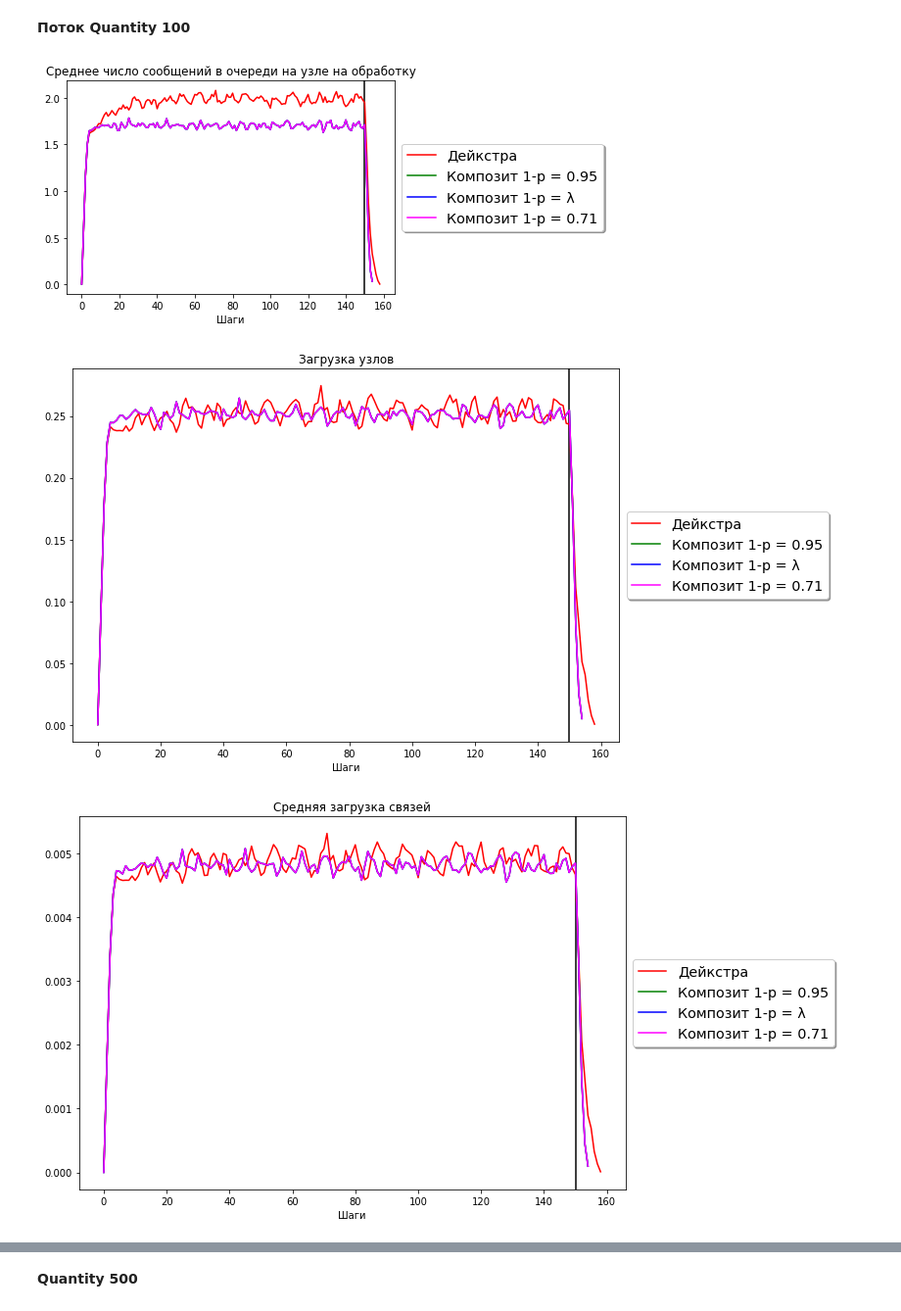
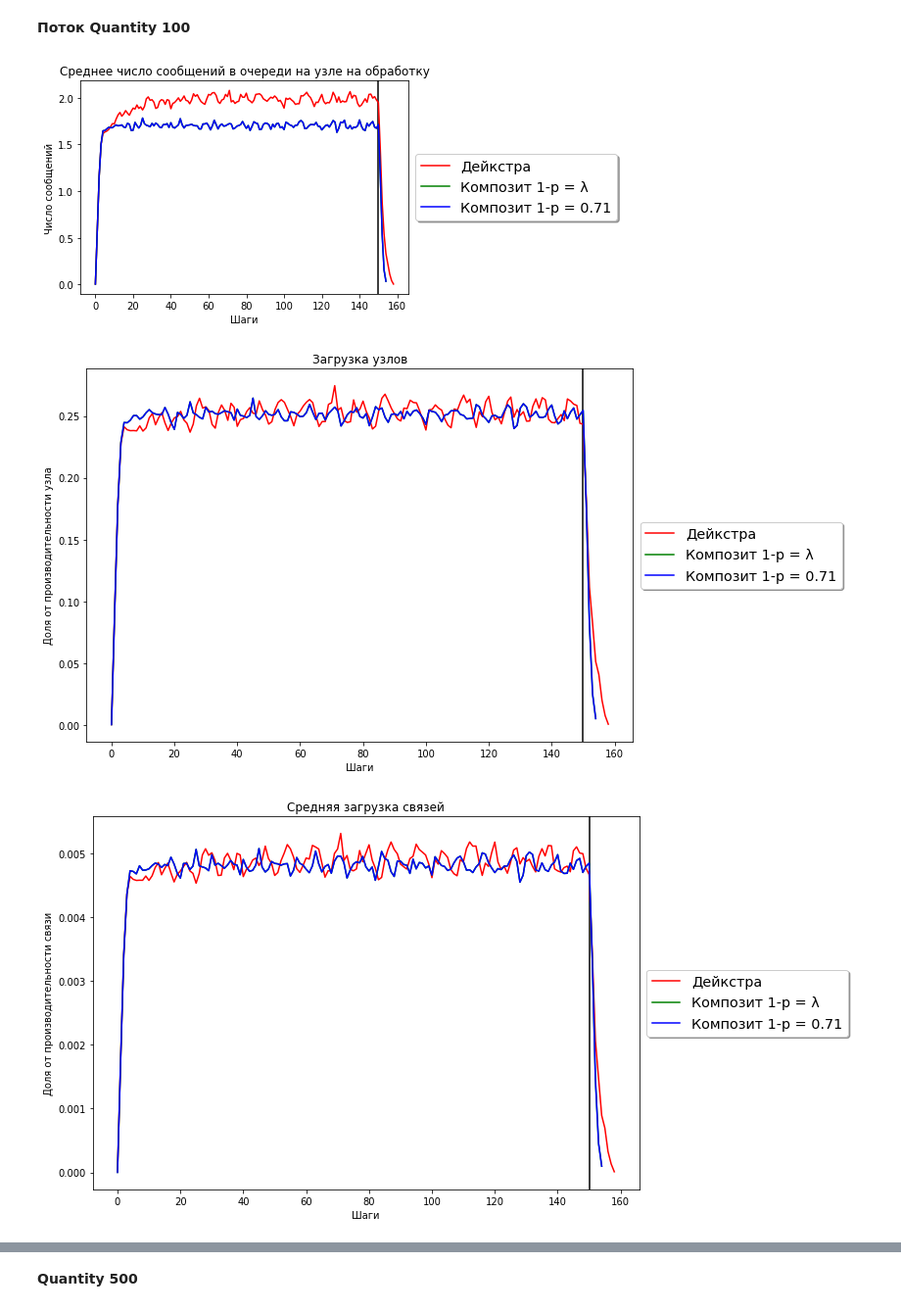
Before and after one commit to clgray/NetSim, a Jupyter notebook: NetSimVisualizer/300Nodes/NetSimBlockL100.ipynb, the cells around one changed output, grey strips where cells are left out. Shown at 98% size. Drawn from its saved outputs; the diff is of its cells as text; code cells hidden in the pictures.

```diff
--- a/NetSimVisualizer/300Nodes/NetSimBlockL100.ipynb
+++ b/NetSimVisualizer/300Nodes/NetSimBlockL100.ipynb
@@ -9,6 +9,7 @@ import numpy as np
 from datetime import datetime
 import pandas as pd
 import os
+from labellines import labelLine, labelLines
 
 log_dir_path = os.path.abspath('..\\..\\')+"\\Result"
 numberOfGenerations = 150;
@@ -16,11 +17,11 @@ percolation = 0.34;
 nodeCount=300;
 
 files = [
-    {"filename": "Netsim-Node-Metrics-queue-{log_tag}", "title": "Среднее число сообщений в очереди на узле на обработку" },
-    {"filename": "Netsim-Node-Metrics-load-{log_tag}", "title": "Загрузка узлов" },
-    # {"filename": "Netsim-Connection-Metrics-queue-{log_tag}", "title": "Среднее число сообщений в очереди на связи"},
-    {"filename": "Netsim-Connection-Metrics-load-{log_tag}", "title": "Средняя загрузка связей"},
-    {"filename": "Netsim-Message-Metrics-failed-{log_tag}", "title": "Число потерянных сообщений"},
+    {"filename": "Netsim-Node-Metrics-queue-{log_tag}", "title": "Среднее число сообщений в очереди на узле на обработку", "ylabel":"Число сообщений" },
+    {"filename": "Netsim-Node-Metrics-load-{log_tag}", "title": "Загрузка узлов", "ylabel":"Доля от производительности узла" },
+    #{"filename": "Netsim-Connection-Metrics-queue-{log_tag}", "title": "Среднее число сообщений в очереди на связи"},
+    {"filename": "Netsim-Connection-Metrics-load-{log_tag}", "title": "Средняя загрузка связей", "ylabel":"Доля от производительности связи" },
+    {"filename": "Netsim-Message-Metrics-failed-{log_tag}", "title": "Число потерянных сообщений", "ylabel":"Число сообщений" },
 ]
 
 filesBlocked = [
@@ -55,7 +56,7 @@ def showStat():
         ax.set_title(file['title'])
         plt.axvline(x=numberOfGenerations, c="black")
         plt.xlabel("Шаги")
-        #plt.ylabel("Число сообщений")
+        plt.ylabel(file['ylabel'])
 
         for log_tag in log_tags:
             data, line_len = load_csv_file(f"{log_dir_path}/{file['filename'].format(log_tag = log_tag['tag'])}")
@@ -63,8 +64,28 @@ def showStat():
             ax.plot(range(0, count), aggregated, c=log_tag['color'], label=log_tag['label'])
             legend = ax.legend(loc='center left', bbox_to_anchor=(1, 0.5), shadow=True, fontsize='x-large')
             legend.get_frame()
+        #labelLines(plt.gca().get_lines(), zorder=2.5)
+        #lines = plt.gca().get_lines();
+        #print(len(lines))
+        #xvals = get_xvals(lines)
+        #for idx in range(len(lines)-1):
+        #    labelLine(lines[idx+1], get_x(xvals, idx, len(lines)-1), label=str(idx+1), fontsize=14, align=False)
 
     plt.show()
+
+def get_xvals(lines):
+    ax = lines[0].axes
+    shrink_factor = 0.05
+    xvals = ax.get_xlim()
+    xvals_rng = xvals[1] - xvals[0]
+    shrinkage = xvals_rng * shrink_factor
+    xvals = (xvals[0] + shrinkage, xvals[1] - shrinkage)
+    return xvals;
+
+def get_x(xvals, i, count):
+    h = (xvals[1] - xvals[0])/(count+1);
+    return h*(i+1)+xvals[0];
+
 
 def aggeregate_line_perc_node(array):
     aggregated = [sum([1 for y in x if float(y) > 0])/len(x) for x in array]
@@ -84,7 +105,7 @@ def showStatBlocked():
             data, line_len = load_csv_file(f"{log_dir_path}/{file['filename'].format(log_tag = log_tag['tag'])}")
             aggregated, count = aggeregate_line_perc_node(data)
             summ = np.sum(aggregated)
-            summBlocked.at[quantity, log_tag['label']] = summ/nodeCount;
+            summBlocked.at[quantity, log_tag['label']] = summ/count;
             ax.plot(range(0, count), aggregated, c=log_tag['color'], label=log_tag['label']+' S='+str(summ))
             legend = ax.legend(loc='center left', bbox_to_anchor=(1, 0.5), shadow=True, fontsize='x-large')
             legend.get_frame()
@@ -133,17 +154,17 @@ def showStatMessage():
 # %%
 log_tags = [
  {"tag":  "850b838a-77a5-4199-bbce-164a0cd75c21", "label": "Дейкстра", "color": "red"},
- {"tag":  "66872dd3-aad2-4a47-ad59-4de52ed29940", "label": "Композит 1-p = 0.95", "color": "green"},
- {"tag":  "25670473-0add-4173-b8ac-ca6416e8c859", "label": "Композит 1-p = λ", "color": "blue"},
- {"tag":  "229cbe22-9caa-4d9b-9111-98294c4a9439", "label": "Композит 1-p = 0.71", "color": "magenta"},
+ #{"tag":  "66872dd3-aad2-4a47-ad59-4de52ed29940", "label": "Композит 1-p = 0.95", "color": ""},
+ {"tag":  "25670473-0add-4173-b8ac-ca6416e8c859", "label": "Композит 1-p = λ", "color": "green"},
+ {"tag":  "229cbe22-9caa-4d9b-9111-98294c4a9439", "label": "Композит 1-p = 0.71", "color": "blue"},
     #  magenta red green black
 ]
 
 quantity = 100;
 showStat()
 showStatBlocked();
 showStatMessage();
 # %% [output]
-[figure, old version]
+[figure, new version]
-[figure, old version]
+[figure, new version]
-[figure, old version]
+[figure, new version]
```
Also changed, not shown: parts of 7 cells of this notebook, 48 other files.
